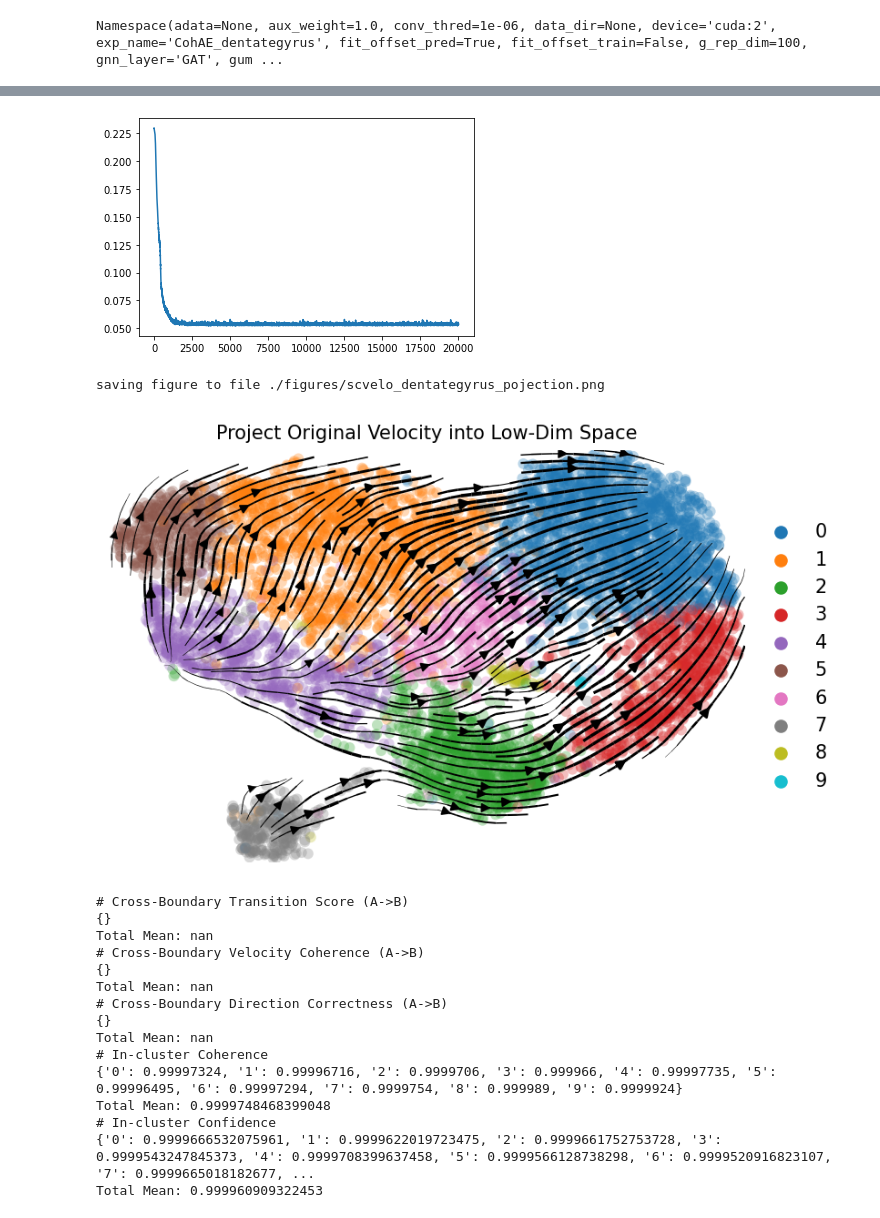
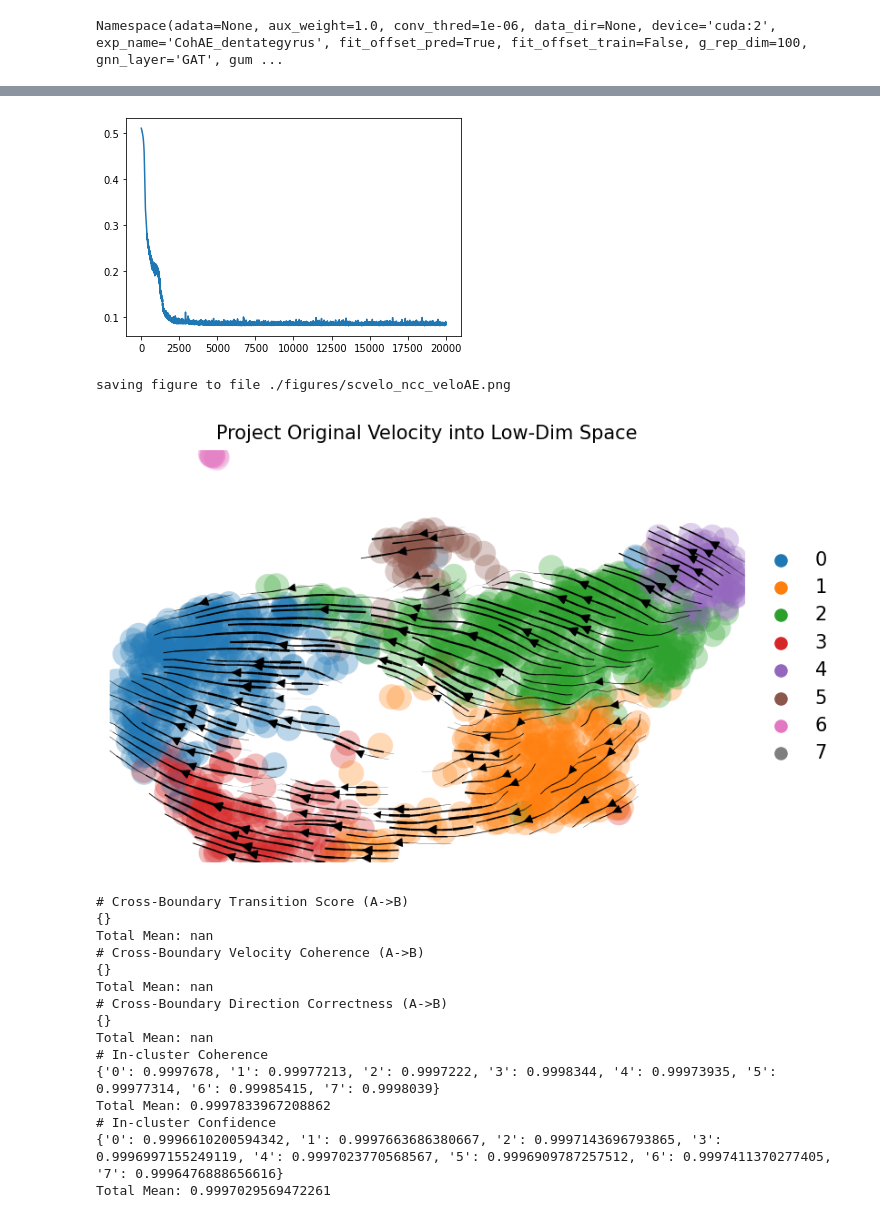
Before and after one commit to linxy29/Ho_vivian_python, a Jupyter notebook: veloAE_seurat.ipynb, the cells around one changed output, grey strips where cells are left out. Drawn from its saved outputs; the diff is of its cells as text; code cells hidden in the pictures.

```diff
--- a/veloAE_seurat.ipynb
+++ b/veloAE_seurat.ipynb
@@ -66,7 +66,7 @@ def main_AE(args, adata):
     model = fit_model(args, adata, model, inputs, tensor_v, xyids, device)
     return tensor_s, tensor_u, tensor_x
 # %%
-adata = sc.read_h5ad('/home/linxy29/holab/linxy/vivian/seuratObj/ncc_seurat.h5ad')
+adata = sc.read_h5ad('/home/linxy29/holab/linxy/vivian/scanpy/ncc_seurate.h5ad')
 scv.pp.neighbors(adata, n_neighbors=30, n_pcs=15)
 scv.utils.show_proportions(adata)
 scv.pp.filter_and_normalize(adata, min_shared_counts=30, n_top_genes=args.n_raw_gene)
@@ -132,7 +134,7 @@ AnnData object with n_obs × n_vars = 2535 × 2252
 # %%
 tensor_s, tensor_u, tensor_x = main_AE(args, adata)
 # %% [output]
-[figure, old version]
+[figure, new version]
 # %%
 def exp(adata, exp_metrics):
     model = init_model(adata, args, device)
@@ -140,36 +142,36 @@ def exp(adata, exp_metrics):
     model = model.to(device)
     model.eval()
     with torch.no_grad():
 
         spliced = adata.layers['Ms']
         unspliced = adata.layers['Mu']
         tensor_s = torch.FloatTensor(spliced).to(device)
         tensor_u = torch.FloatTensor(unspliced).to(device)
         tensor_x = torch.FloatTensor(adata.X.toarray()).to(device)
 
         x = model.encoder(tensor_x)
         s = model.encoder(tensor_s)
         u = model.encoder(tensor_u)
 
         v = estimate_ld_velocity(s, u, device=device, perc=[5, 95],
                                  norm=args.use_norm, fit_offset=args.fit_offset_pred,
                                  use_offset=args.use_offset_pred).cpu().numpy()
         x = x.cpu().numpy()
         s = s.cpu().numpy()
         u = u.cpu().numpy()
 
     adata = new_adata(adata, x, s, u, v, g_basis=args.ld_nb_g_src, n_nb_newadata=args.n_nb_newadata)
     scv.tl.velocity_graph(adata, vkey='new_velocity', n_jobs=args.scv_n_jobs)
     scv.pl.velocity_embedding_stream(adata, legend_loc='right_margin', vkey="new_velocity", basis=args.vis_key, color=[args.vis_type_col],
                                     title="Project Original Velocity into Low-Dim Space", smooth=0.5,
                                     dpi=150,
-                                    save='dentategyrus_pojection.png')
+                                    save='ncc_veloAE.png')
     scv.tl.velocity_confidence(adata, vkey='new_velocity')
     exp_metrics['Cohort AutoEncoder'] = evaluate(adata, cluster_edges, args.vis_type_col, "new_velocity")
 exp(adata, exp_metrics)
 # %% [output]
-saving figure to file ./figures/scvelo_dentategyrus_pojection.png
+saving figure to file ./figures/scvelo_ncc_veloAE.png
-[figure, old version]
+[figure, new version]
 # Cross-Boundary Transition Score (A->B)
 {}
 Total Mean: nan
@@ -180,8 +182,8 @@ Total Mean: nan
 {}
 Total Mean: nan
 # In-cluster Coherence
-{'0': 0.99997324, '1': 0.99996716, '2': 0.9999706, '3': 0.999966, '4': 0.99997735, '5': 0.99996495, '6': 0.99997294, '7': 0.9999754, '8': 0.999989, '9': 0.9999924}
-Total Mean: 0.9999748468399048
+{'0': 0.9997678, '1': 0.99977213, '2': 0.9997222, '3': 0.9998344, '4': 0.99973935, '5': 0.99977314, '6': 0.99985415, '7': 0.9998039}
+Total Mean: 0.9997833967208862
 # In-cluster Confidence
-{'0': 0.9999666532075961, '1': 0.9999622019723475, '2': 0.9999661752753728, '3': 0.9999543247845373, '4': 0.9999708399637458, '5': 0.9999566128738298, '6': 0.9999520916823107, '7': 0.9999665018182677, ...
-Total Mean: 0.999960909322453
+{'0': 0.9996610200594342, '1': 0.9997663686380667, '2': 0.9997143696793865, '3': 0.9996997155249119, '4': 0.9997023770568567, '5': 0.9996909787257512, '6': 0.9997411370277405, '7': 0.9996476888656616}
+Total Mean: 0.9997029569472261
```
Also changed, not shown: parts of 3 cells of this notebook, 4 other files.
